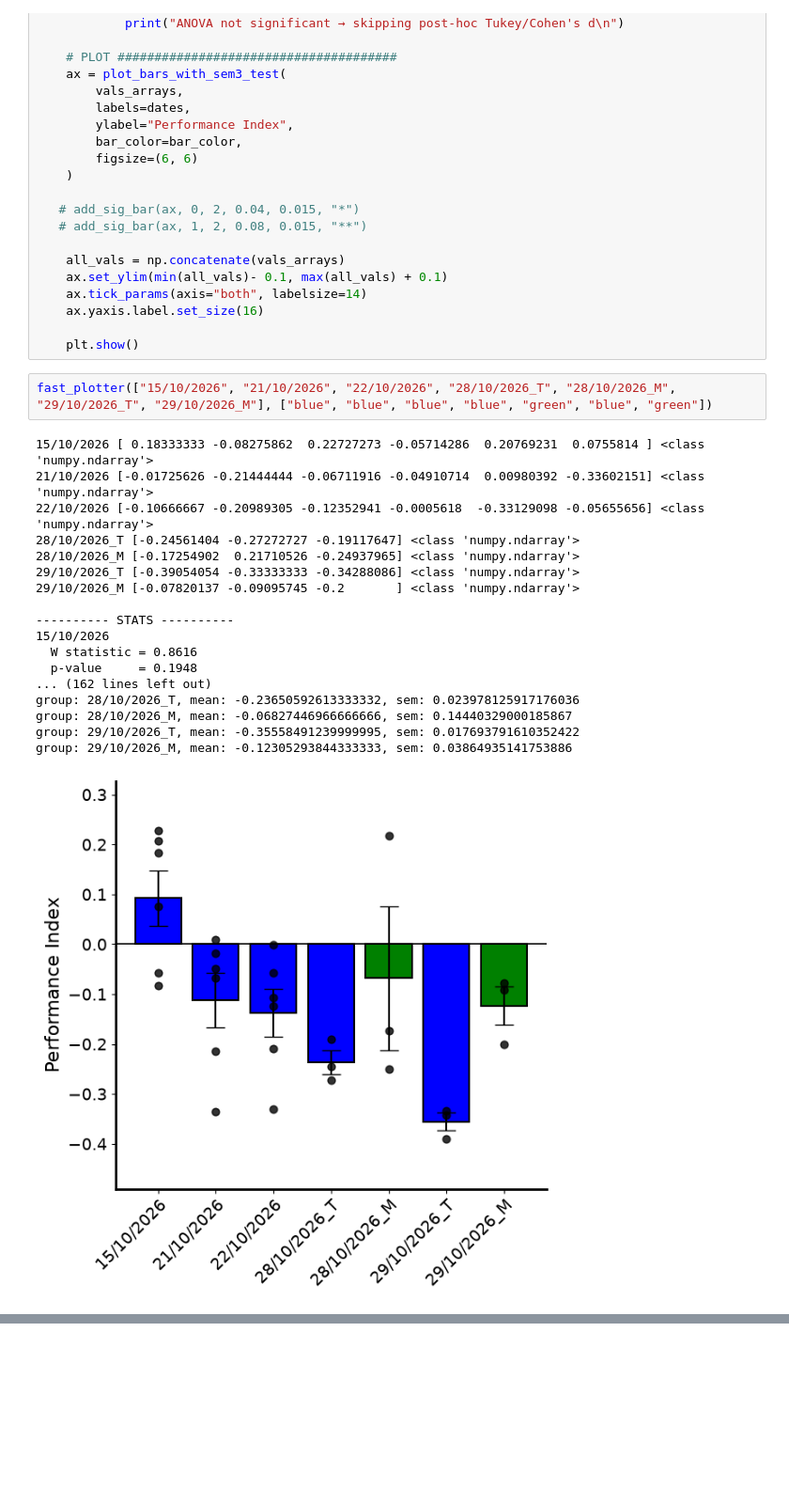
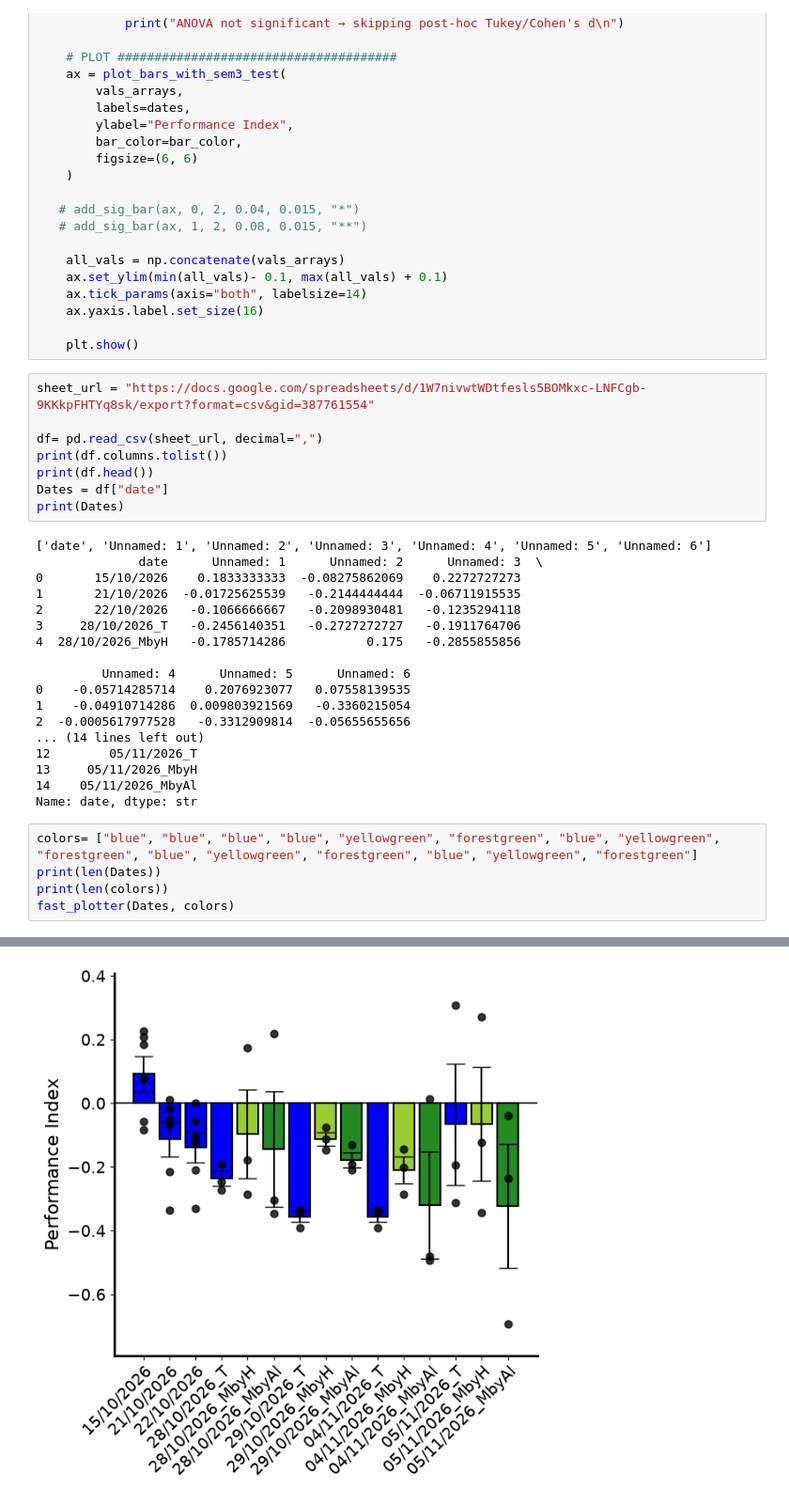
Before and after one commit to Ivanad29/behavior, a Jupyter notebook: behavior_plot.ipynb, the cells around one changed output, grey strips where cells are left out. Shown at 94% size. Drawn from its saved outputs; the diff is of its cells as text; blank space fills up the shorter version.

Commit message:
improved graphic plot

```diff
--- a/behavior_plot.ipynb
+++ b/behavior_plot.ipynb
@@ -298,23 +298,34 @@ def fast_plotter(dates, bar_color="lightgray"):
 
     plt.show()
 # %%
-fast_plotter(["15/10/2026", "21/10/2026", "22/10/2026", "28/10/2026_T", "28/10/2026_M", "29/10/2026_T", "29/10/2026_M"], ["blue", "blue", "blue", "blue", "green", "blue", "green"])
+sheet_url = "https://docs.google.com/spreadsheets/d/1W7nivwtWDtfesls5BOMkxc-LNFCgb-9KKkpFHTYq8sk/export?format=csv&gid=387761554"
+
+df= pd.read_csv(sheet_url, decimal=",")
+print(df.columns.tolist())
+print(df.head())
+Dates = df["date"]
+print(Dates)
 # %% [output]
-15/10/2026 [ 0.18333333 -0.08275862  0.22727273 -0.05714286  0.20769231  0.0755814 ] <class 'numpy.ndarray'>
-21/10/2026 [-0.01725626 -0.21444444 -0.06711916 -0.04910714  0.00980392 -0.33602151] <class 'numpy.ndarray'>
-22/10/2026 [-0.10666667 -0.20989305 -0.12352941 -0.0005618  -0.33129098 -0.05655656] <class 'numpy.ndarray'>
-28/10/2026_T [-0.24561404 -0.27272727 -0.19117647] <class 'numpy.ndarray'>
-28/10/2026_M [-0.17254902  0.21710526 -0.24937965] <class 'numpy.ndarray'>
-29/10/2026_T [-0.39054054 -0.33333333 -0.34288086] <class 'numpy.ndarray'>
-29/10/2026_M [-0.07820137 -0.09095745 -0.2       ] <class 'numpy.ndarray'>
+['date', 'Unnamed: 1', 'Unnamed: 2', 'Unnamed: 3', 'Unnamed: 4', 'Unnamed: 5', 'Unnamed: 6']
+              date      Unnamed: 1      Unnamed: 2      Unnamed: 3  \
+0       15/10/2026    0.1833333333  -0.08275862069    0.2272727273
+1       21/10/2026  -0.01725625539   -0.2144444444  -0.06711915535
+2       22/10/2026   -0.1066666667   -0.2098930481   -0.1235294118
+3     28/10/2026_T   -0.2456140351   -0.2727272727   -0.1911764706
+4  28/10/2026_MbyH   -0.1785714286           0.175   -0.2855855856
 
----------- STATS ----------
-15/10/2026
-  W statistic = 0.8616
-  p-value     = 0.1948
-... (162 lines left out)
-group: 28/10/2026_T, mean: -0.23650592613333332, sem: 0.023978125917176036
-group: 28/10/2026_M, mean: -0.06827446966666666, sem: 0.14440329000185867
-group: 29/10/2026_T, mean: -0.35558491239999995, sem: 0.017693791610352422
-group: 29/10/2026_M, mean: -0.12305293844333333, sem: 0.03864935141753886
+         Unnamed: 4      Unnamed: 5      Unnamed: 6
+0    -0.05714285714    0.2076923077   0.07558139535
+1    -0.04910714286  0.009803921569   -0.3360215054
+2  -0.0005617977528   -0.3312909814  -0.05655655656
+... (14 lines left out)
+12        05/11/2026_T
+13     05/11/2026_MbyH
+14    05/11/2026_MbyAl
+Name: date, dtype: str
-[figure, removed]
+# %%
+colors= ["blue", "blue", "blue", "blue", "yellowgreen", "forestgreen", "blue", "yellowgreen", "forestgreen", "blue", "yellowgreen", "forestgreen", "blue", "yellowgreen", "forestgreen"]
+print(len(Dates))
+print(len(colors))
+fast_plotter(Dates, colors)
+# %% [output]
@@ -320,0 +349 @@ group: 29/10/2026_M, mean: -0.12305293844333333, sem: 0.03864935141753886
+[figure, added]
```
Also changed, not shown: parts of 1 cell of this notebook, 1 other file.
